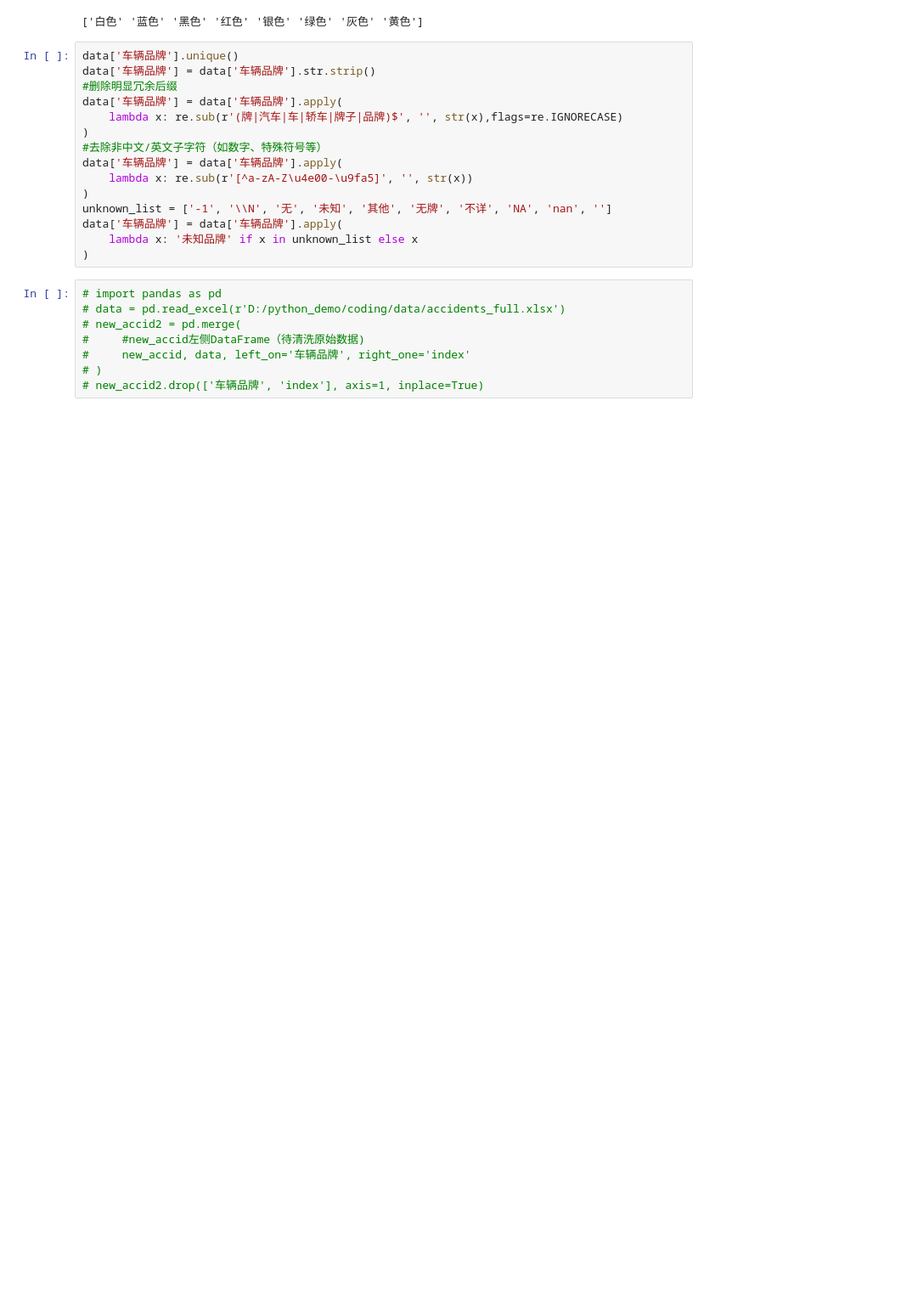
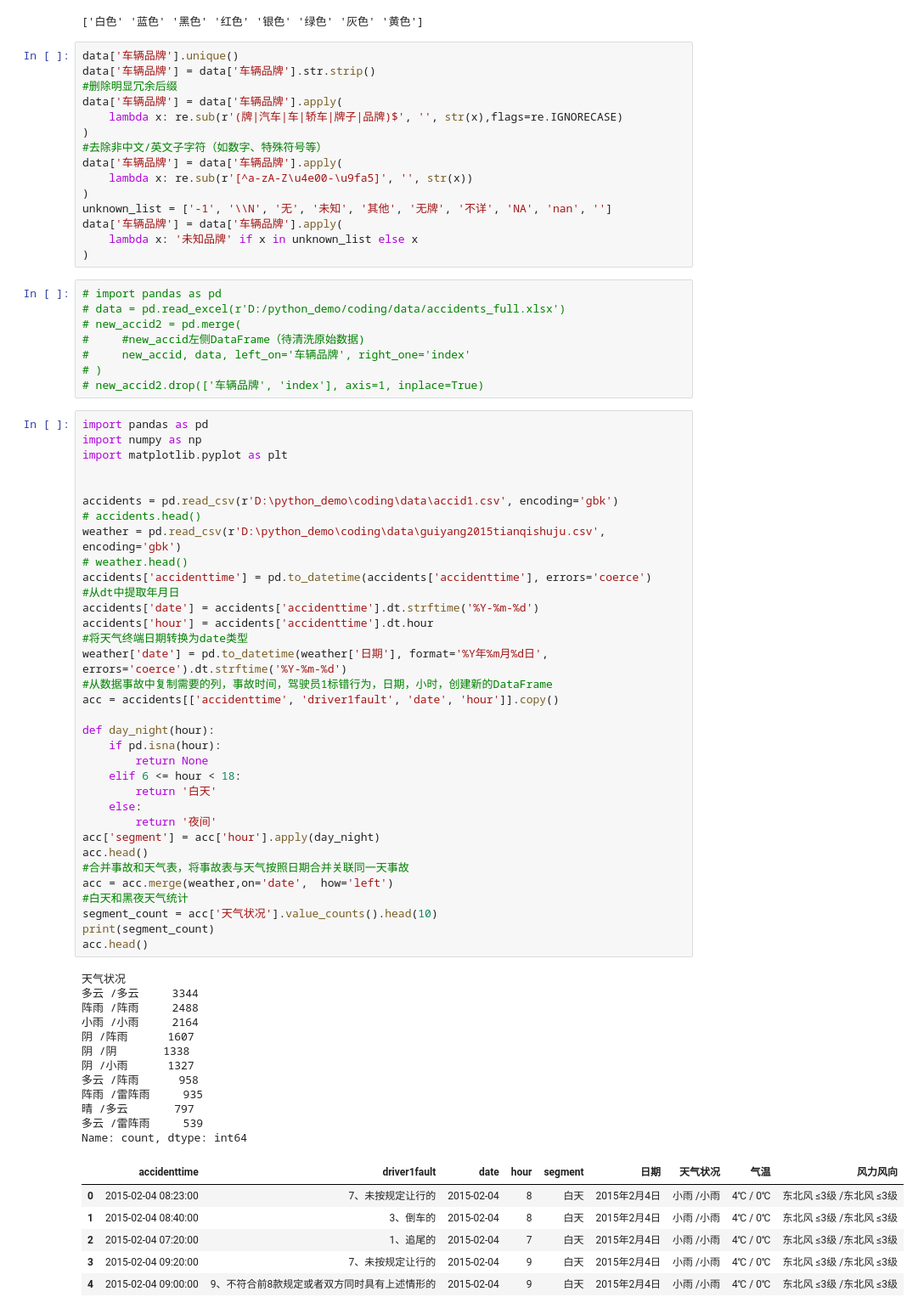
Before and after one commit to SongYangcheng/coding, a Jupyter notebook: dome/analyse_accid.ipynb, the cells around one changed output. Shown at 85% size. Saved outputs shown, nothing was run; the diff lists cells and outputs as text; blank space fills up the shorter version.

```diff
--- a/dome/analyse_accid.ipynb
+++ b/dome/analyse_accid.ipynb
@@ -1172,3 +1172,56 @@ data['车辆品牌'] = data['车辆品牌'].apply(
 #     new_accid, data, left_on='车辆品牌', right_one='index'
 # )
 # new_accid2.drop(['车辆品牌', 'index'], axis=1, inplace=True)
+# %%
+import pandas as pd
+import numpy as np
+import matplotlib.pyplot as plt
+
+
+accidents = pd.read_csv(r'D:\python_demo\coding\data\accid1.csv', encoding='gbk')
+# accidents.head()
+weather = pd.read_csv(r'D:\python_demo\coding\data\guiyang2015tianqishuju.csv', encoding='gbk')
+# weather.head()
+accidents['accidenttime'] = pd.to_datetime(accidents['accidenttime'], errors='coerce')
+#从dt中提取年月日
+accidents['date'] = accidents['accidenttime'].dt.strftime('%Y-%m-%d')
+accidents['hour'] = accidents['accidenttime'].dt.hour
+#将天气终端日期转换为date类型
+weather['date'] = pd.to_datetime(weather['日期'], format='%Y年%m月%d日', errors='coerce').dt.strftime('%Y-%m-%d')
+#从数据事故中复制需要的列，事故时间，驾驶员1标错行为，日期，小时，创建新的DataFrame
+acc = accidents[['accidenttime', 'driver1fault', 'date', 'hour']].copy()
+
+def day_night(hour):
+    if pd.isna(hour):
+        return None
+    elif 6 <= hour < 18:
+        return '白天'
+    else:
+        return '夜间'
+acc['segment'] = acc['hour'].apply(day_night)
+acc.head()
+#合并事故和天气表，将事故表与天气按照日期合并关联同一天事故
+acc = acc.merge(weather,on='date',  how='left')
+#白天和黑夜天气统计
+segment_count = acc['天气状况'].value_counts().head(10)
+print(segment_count)
+acc.head()
+# %% [output]
+天气状况
+多云 /多云     3344
+阵雨 /阵雨     2488
+小雨 /小雨     2164
+阴 /阵雨      1607
+阴 /阴       1338
+阴 /小雨      1327
+多云 /阵雨      958
+阵雨 /雷阵雨     935
+晴 /多云       797
+多云 /雷阵雨     539
+Name: count, dtype: int64
+|  | accidenttime | driver1fault | date | hour | segment | 日期 | 天气状况 | 气温 | 风力风向 |
+| 0 | 2015-02-04 08:23:00 | 7、未按规定让行的 | 2015-02-04 | 8 | 白天 | 2015年2月4日 | 小雨 /小雨 | 4℃ / 0℃ | 东北风 ≤3级 /东北风 ≤3级 |
+| 1 | 2015-02-04 08:40:00 | 3、倒车的 | 2015-02-04 | 8 | 白天 | 2015年2月4日 | 小雨 /小雨 | 4℃ / 0℃ | 东北风 ≤3级 /东北风 ≤3级 |
+| 2 | 2015-02-04 07:20:00 | 1、追尾的 | 2015-02-04 | 7 | 白天 | 2015年2月4日 | 小雨 /小雨 | 4℃ / 0℃ | 东北风 ≤3级 /东北风 ≤3级 |
+| 3 | 2015-02-04 09:20:00 | 7、未按规定让行的 | 2015-02-04 | 9 | 白天 | 2015年2月4日 | 小雨 /小雨 | 4℃ / 0℃ | 东北风 ≤3级 /东北风 ≤3级 |
+| 4 | 2015-02-04 09:00:00 | 9、不符合前8款规定或者双方同时具有上述情形的 | 2015-02-04 | 9 | 白天 | 2015年2月4日 | 小雨 /小雨 | 4℃ / 0℃ | 东北风 ≤3级 /东北风 ≤3级 |
```
Also changed, not shown: parts of 3 cells of this notebook, 42 other files.
